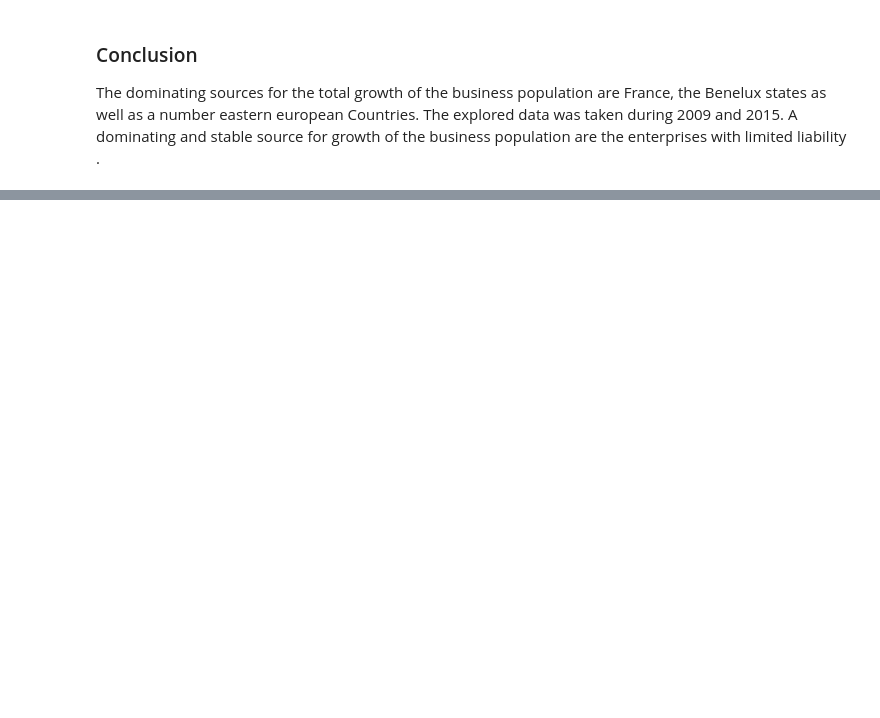
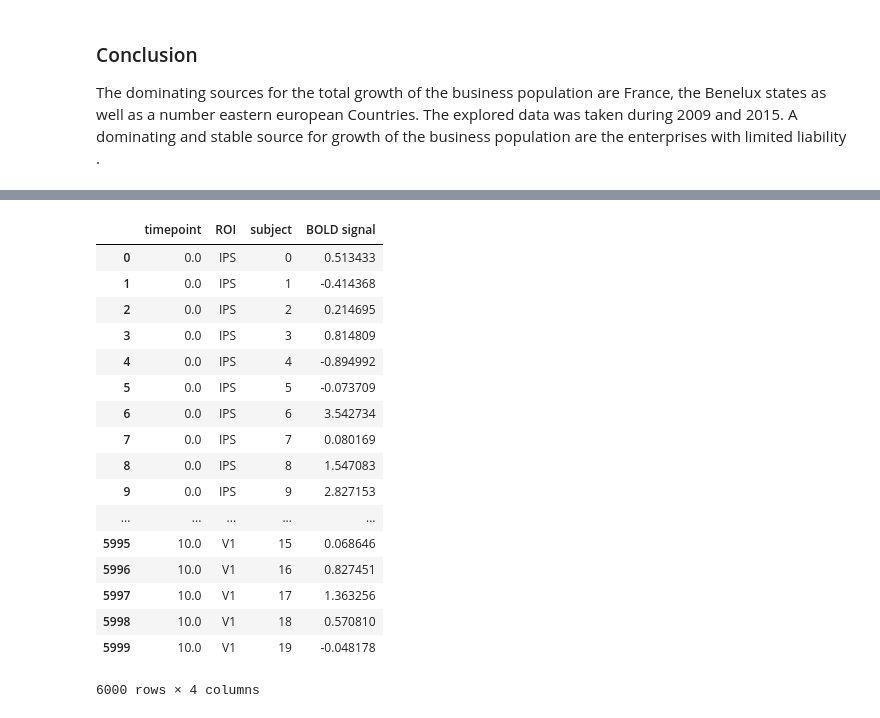
Before and after one commit to chasenberg/data_science, a Jupyter notebook: notebooks/explorer.ipynb, the cells around one changed output, grey strips where cells are left out. Cells and saved outputs as stored; diff of their text form; code cells hidden in the pictures; blank space fills up the shorter version.

```diff
--- a/notebooks/explorer.ipynb
+++ b/notebooks/explorer.ipynb
@@ -320,0 +353,21 @@ The dominating sources for the total growth of the business population are Franc
+# %%
+gammas
+# %% [output]
+|  | timepoint | ROI | subject | BOLD signal |
+| 0 | 0.0 | IPS | 0 | 0.513433 |
+| 1 | 0.0 | IPS | 1 | -0.414368 |
+| 2 | 0.0 | IPS | 2 | 0.214695 |
+| 3 | 0.0 | IPS | 3 | 0.814809 |
+| 4 | 0.0 | IPS | 4 | -0.894992 |
+| 5 | 0.0 | IPS | 5 | -0.073709 |
+| 6 | 0.0 | IPS | 6 | 3.542734 |
+| 7 | 0.0 | IPS | 7 | 0.080169 |
+| 8 | 0.0 | IPS | 8 | 1.547083 |
+| 9 | 0.0 | IPS | 9 | 2.827153 |
+| ... | ... | ... | ... | ... |
+| 5995 | 10.0 | V1 | 15 | 0.068646 |
+| 5996 | 10.0 | V1 | 16 | 0.827451 |
+| 5997 | 10.0 | V1 | 17 | 1.363256 |
+| 5998 | 10.0 | V1 | 18 | 0.570810 |
+| 5999 | 10.0 | V1 | 19 | -0.048178 |
+6000 rows × 4 columns
```
Also changed, not shown: parts of 5 cells of this notebook.
